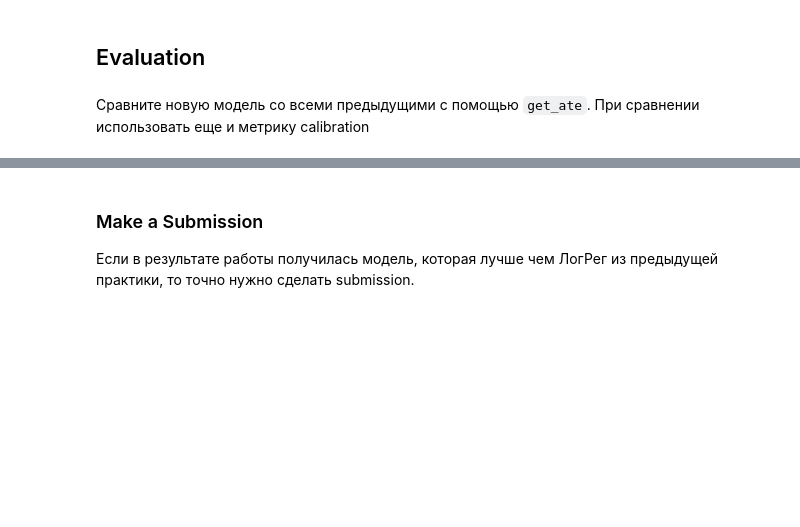
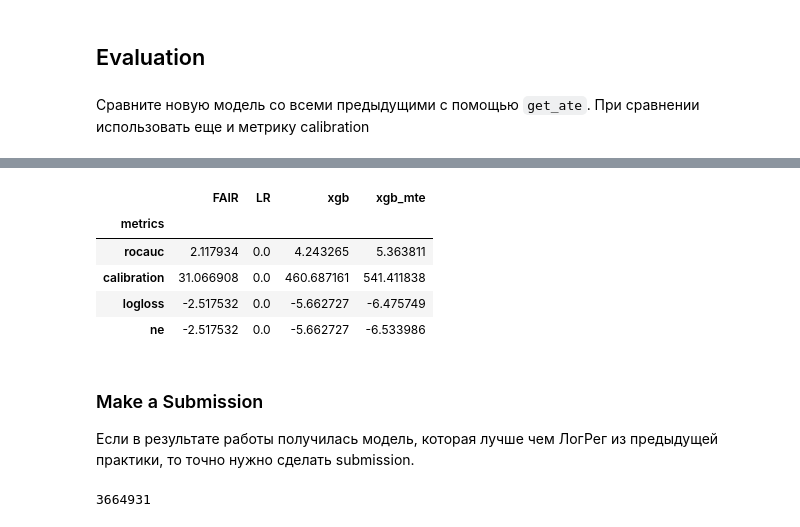
Before and after one commit to equivalence1/MLBD, a Jupyter notebook: gradient_boosting/notebooks/xgboost.ipynb, the cells around one changed output, grey strips where cells are left out. Cells and saved outputs as stored; diff of their text form; code cells hidden in the pictures; blank space fills up the shorter version.

```diff
--- a/gradient_boosting/notebooks/xgboost.ipynb
+++ b/gradient_boosting/notebooks/xgboost.ipynb
@@ -697,0 +874,9 @@ def calibration(model, df):
+# %%
+get_ate(groups, 'LR')
+# %% [output]
+|  | FAIR | LR | xgb | xgb_mte |
+| metrics |  |  |  |  |
+| rocauc | 2.117934 | 0.0 | 4.243265 | 5.363811 |
+| calibration | 31.066908 | 0.0 | 460.687161 | 541.411838 |
+| logloss | -2.517532 | 0.0 | -5.662727 | -6.475749 |
+| ne | -2.517532 | 0.0 | -5.662727 | -6.533986 |
@@ -701,0 +901,9 @@ def calibration(model, df):
+# %%
+df = one_hot_model \
+    .transform(df) \
+    .select(F.col('_c0').alias('label'), 'features', 'id') \
+    .cache()
+
+df.count()
+# %% [output]
+3664931
```
Also changed, not shown: parts of 41 cells of this notebook.
